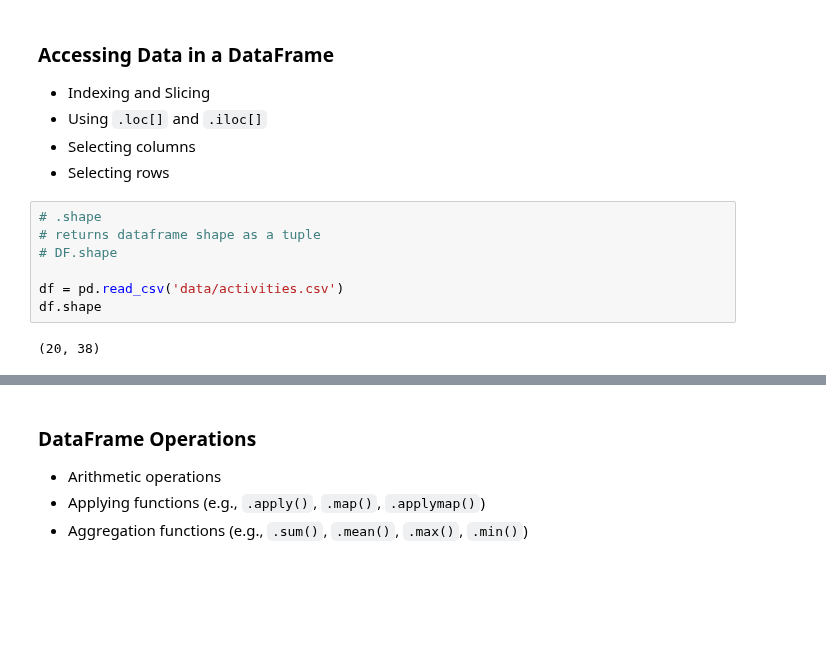
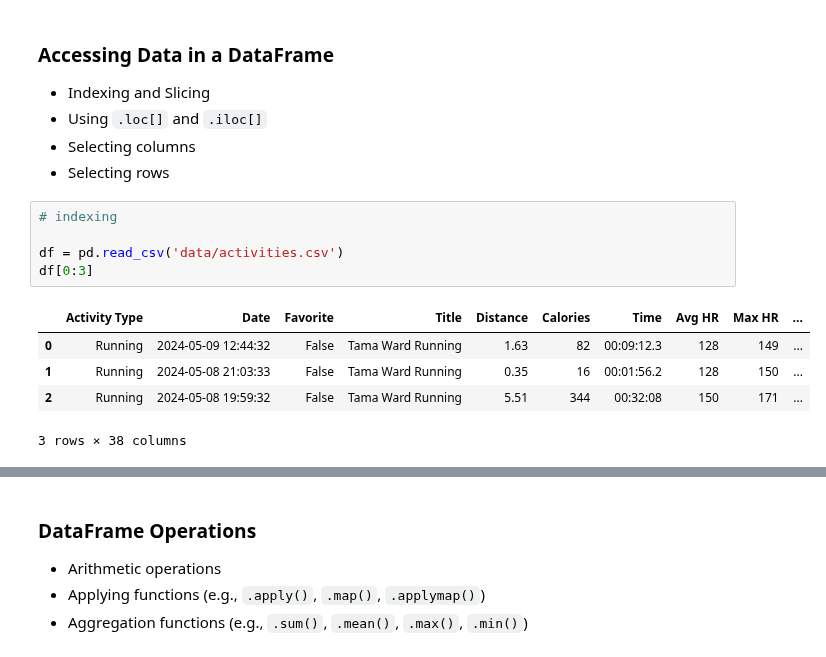
Before and after one commit to tjyana/coding-challenges, a Jupyter notebook: pandas-notebook.ipynb, the cells around one changed output, grey strips where cells are left out. Cells and saved outputs as stored; diff of their text form; blank space fills up the shorter version.

```diff
--- a/pandas-notebook.ipynb
+++ b/pandas-notebook.ipynb
@@ -192,11 +248,13 @@ df
   - Selecting columns
   - Selecting rows
 # %%
-# .shape
-# returns dataframe shape as a tuple
-# DF.shape
+# indexing
 
 df = pd.read_csv('data/activities.csv')
-df.shape
+df[0:3]
 # %% [output]
+|  | Activity Type | Date | Favorite | Title | Distance | Calories | Time | Avg HR | Max HR | ... |
+| 0 | Running | 2024-05-09 12:44:32 | False | Tama Ward Running | 1.63 | 82 | 00:09:12.3 | 128 | 149 | ... |
+| 1 | Running | 2024-05-08 21:03:33 | False | Tama Ward Running | 0.35 | 16 | 00:01:56.2 | 128 | 150 | ... |
+| 2 | Running | 2024-05-08 19:59:32 | False | Tama Ward Running | 5.51 | 344 | 00:32:08 | 150 | 171 | ... |
-(20, 38)
+3 rows × 38 columns
```
Also changed, not shown: parts of 20 cells of this notebook, 3 other files.
